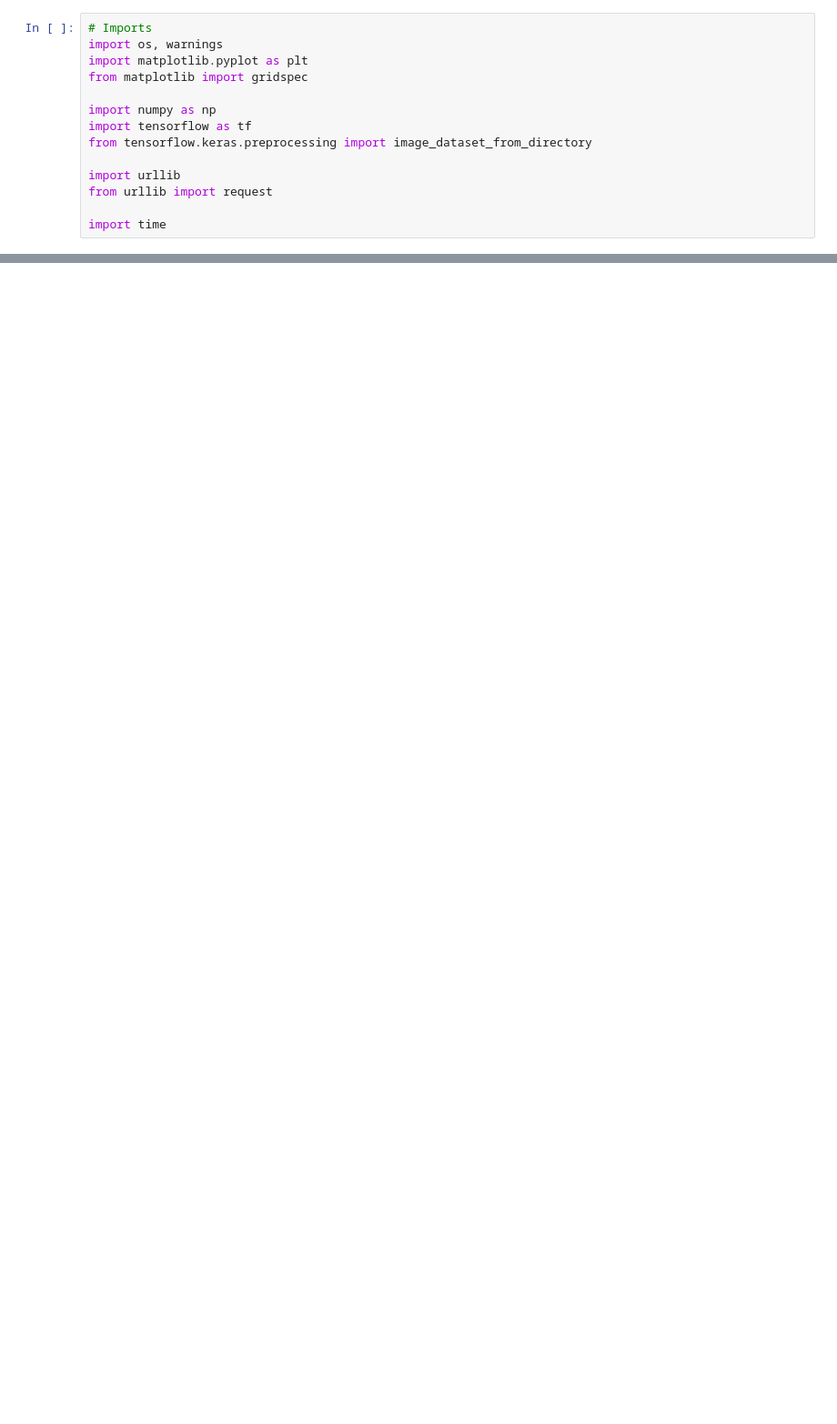
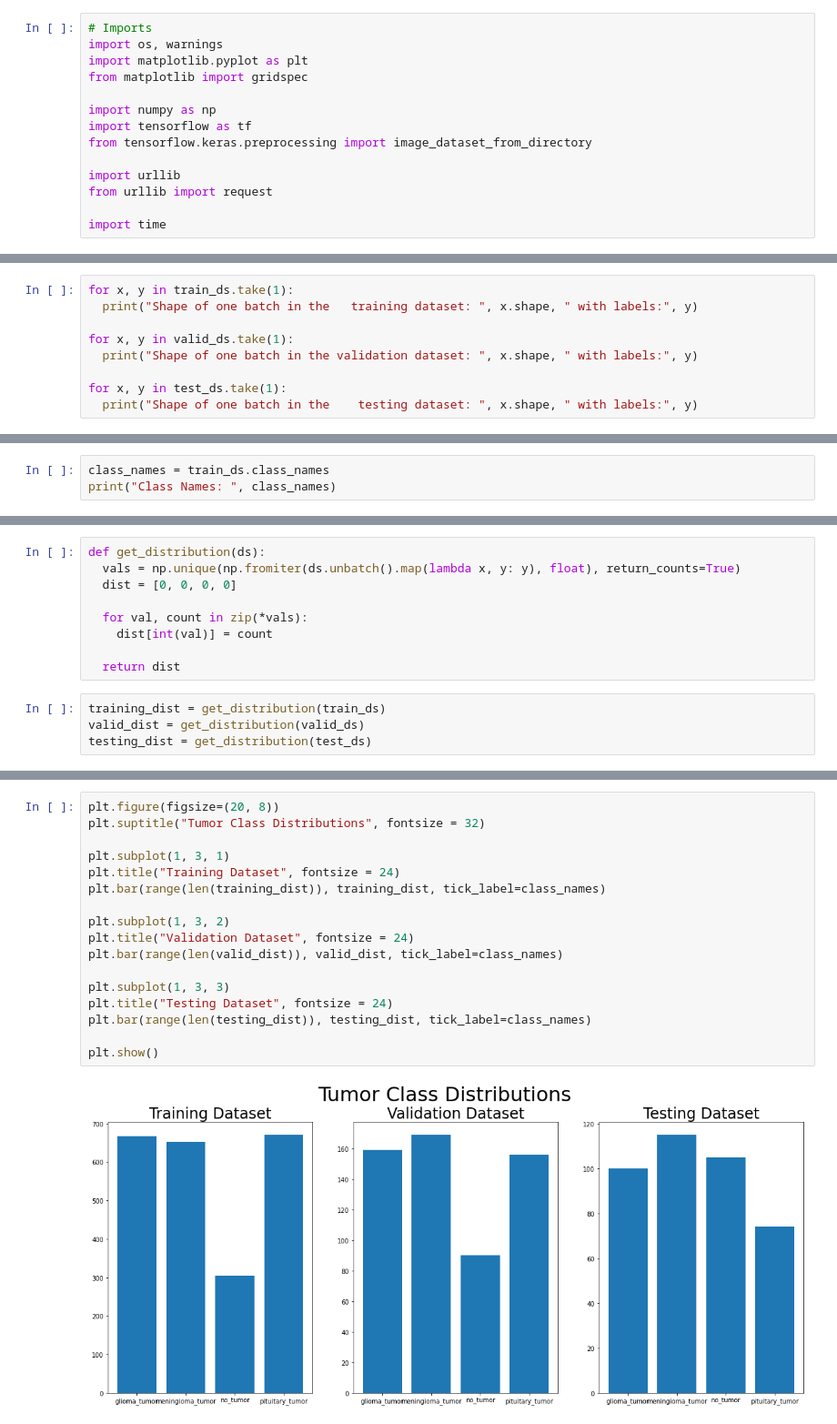
Before and after one commit to bori00/BrainTumorClassification, a Jupyter notebook: BrainTumorClassification.ipynb, the cells around one changed output, grey strips where cells are left out. Shown at 91% size. Drawn from its saved outputs; the diff is of its cells as text; blank space fills up the shorter version.

Commit message:
data import + dataset building + initial visualization

```diff
--- a/BrainTumorClassification.ipynb
+++ b/BrainTumorClassification.ipynb
@@ -87,0 +111,9 @@ BadZipFile: ignored
+# %%
+for x, y in train_ds.take(1):
+  print("Shape of one batch in the   training dataset: ", x.shape, " with labels:", y)
+
+for x, y in valid_ds.take(1):
+  print("Shape of one batch in the validation dataset: ", x.shape, " with labels:", y)
+
+for x, y in test_ds.take(1):
+  print("Shape of one batch in the    testing dataset: ", x.shape, " with labels:", y)
@@ -87,0 +124,3 @@ BadZipFile: ignored
+# %%
+class_names = train_ds.class_names
+print("Class Names: ", class_names)
@@ -87,0 +131,13 @@ BadZipFile: ignored
+# %%
+def get_distribution(ds):
+  vals = np.unique(np.fromiter(ds.unbatch().map(lambda x, y: y), float), return_counts=True)
+  dist = [0, 0, 0, 0]
+
+  for val, count in zip(*vals):
+    dist[int(val)] = count
+
+  return dist
+# %%
+training_dist = get_distribution(train_ds)
+valid_dist = get_distribution(valid_ds)
+testing_dist = get_distribution(test_ds)
@@ -87,0 +148,19 @@ BadZipFile: ignored
+# %%
+plt.figure(figsize=(20, 8))
+plt.suptitle("Tumor Class Distributions", fontsize = 32)
+
+plt.subplot(1, 3, 1)
+plt.title("Training Dataset", fontsize = 24)
+plt.bar(range(len(training_dist)), training_dist, tick_label=class_names)
+
+plt.subplot(1, 3, 2)
+plt.title("Validation Dataset", fontsize = 24)
+plt.bar(range(len(valid_dist)), valid_dist, tick_label=class_names)
+
+plt.subplot(1, 3, 3)
+plt.title("Testing Dataset", fontsize = 24)
+plt.bar(range(len(testing_dist)), testing_dist, tick_label=class_names)
+
+plt.show()
+# %% [output]
+[figure, added]
```
Also changed, not shown: parts of 24 cells of this notebook.
